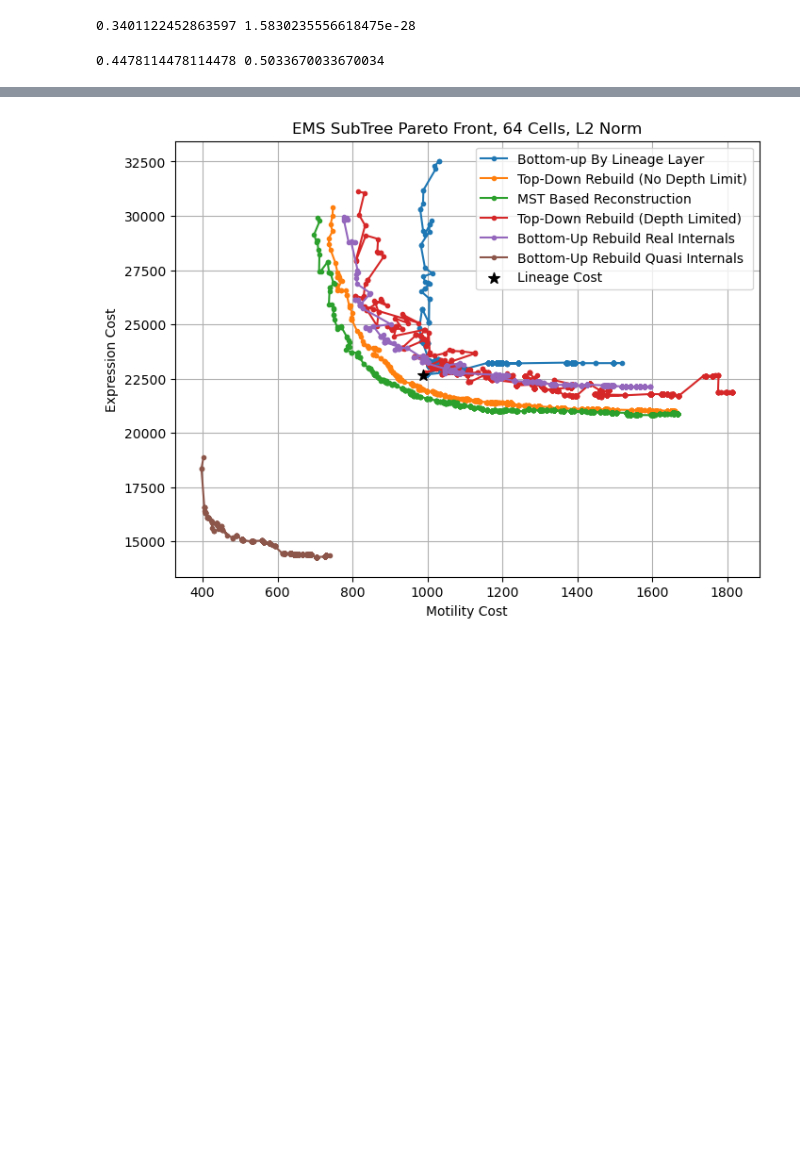
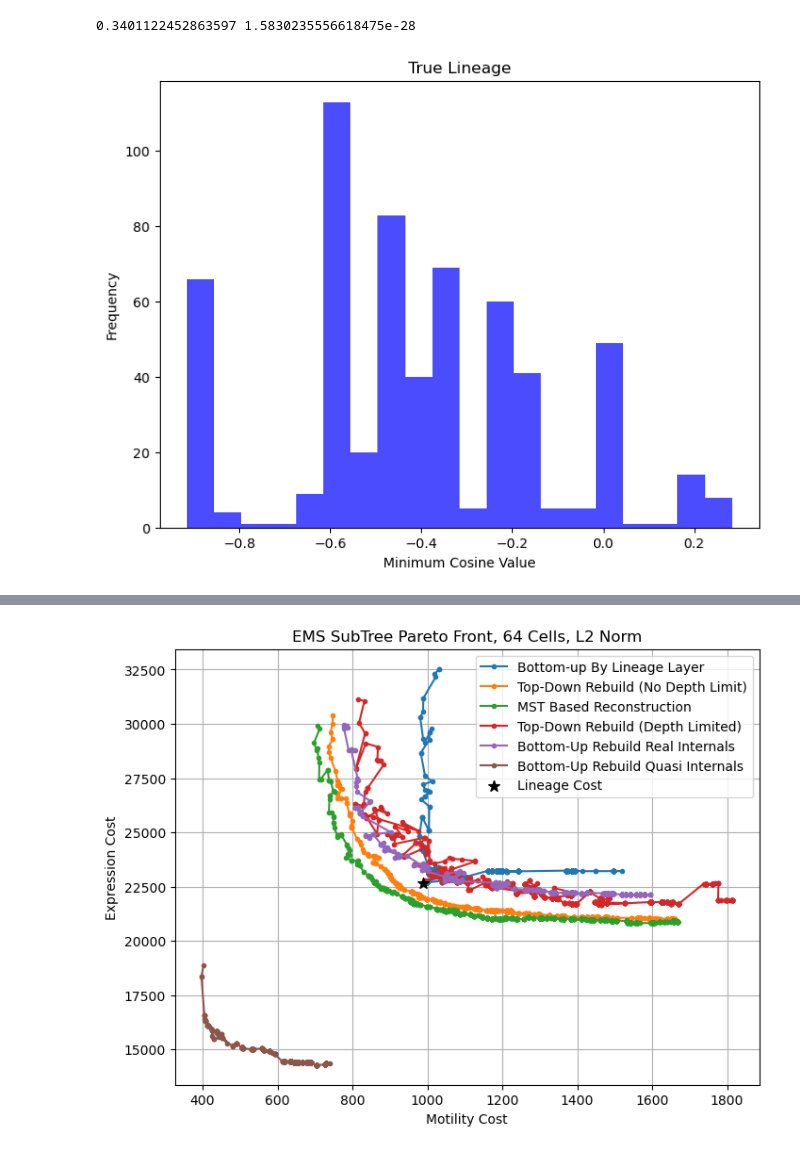
Before and after one commit to IcyFermion/embryogenesis, a Jupyter notebook: pareto_core.ipynb, the cells around one changed output, grey strips where cells are left out. Saved outputs shown, nothing was run; the diff lists cells and outputs as text; code cells hidden in the pictures; blank space fills up the shorter version.

```diff
--- a/pareto_core.ipynb
+++ b/pareto_core.ipynb
@@ -301,7 +379,3 @@ terminal_lineage_ids = [opt.lineage_tree.lineage_id_mapping[tree_id] for tree_id
 internal_lineage_ids = [opt.lineage_tree.lineage_id_mapping[tree_id] for tree_id in opt.internal_tree_ids]
 res0 = opt.terminal_only_rebuild(terminal_lineage_ids=terminal_lineage_ids, internal_lineage_ids=internal_lineage_ids, use_kd_tree=True, idx=0)
 res1 = opt.terminal_only_rebuild(terminal_lineage_ids=terminal_lineage_ids, internal_lineage_ids=internal_lineage_ids, use_kd_tree=True, idx=1001)
-# %%
-print(res0[3], res1[3])
-# %% [output]
-0.4478114478114478 0.5033670033670034
@@ -307,0 +406,10 @@ print(res0[3], res1[3])
+# %%
+# plot a histogram of min_consines
+plt.figure(figsize=(8, 6))
+plt.hist(min_consines, bins=20, color='blue', alpha=0.7)
+plt.xlabel('Minimum Cosine Value')
+plt.ylabel('Frequency')
+plt.title('True Lineage')
+plt.show()
+# %% [output]
+[figure, added]
```
Also changed, not shown: parts of 19 cells of this notebook, 3 other files.
